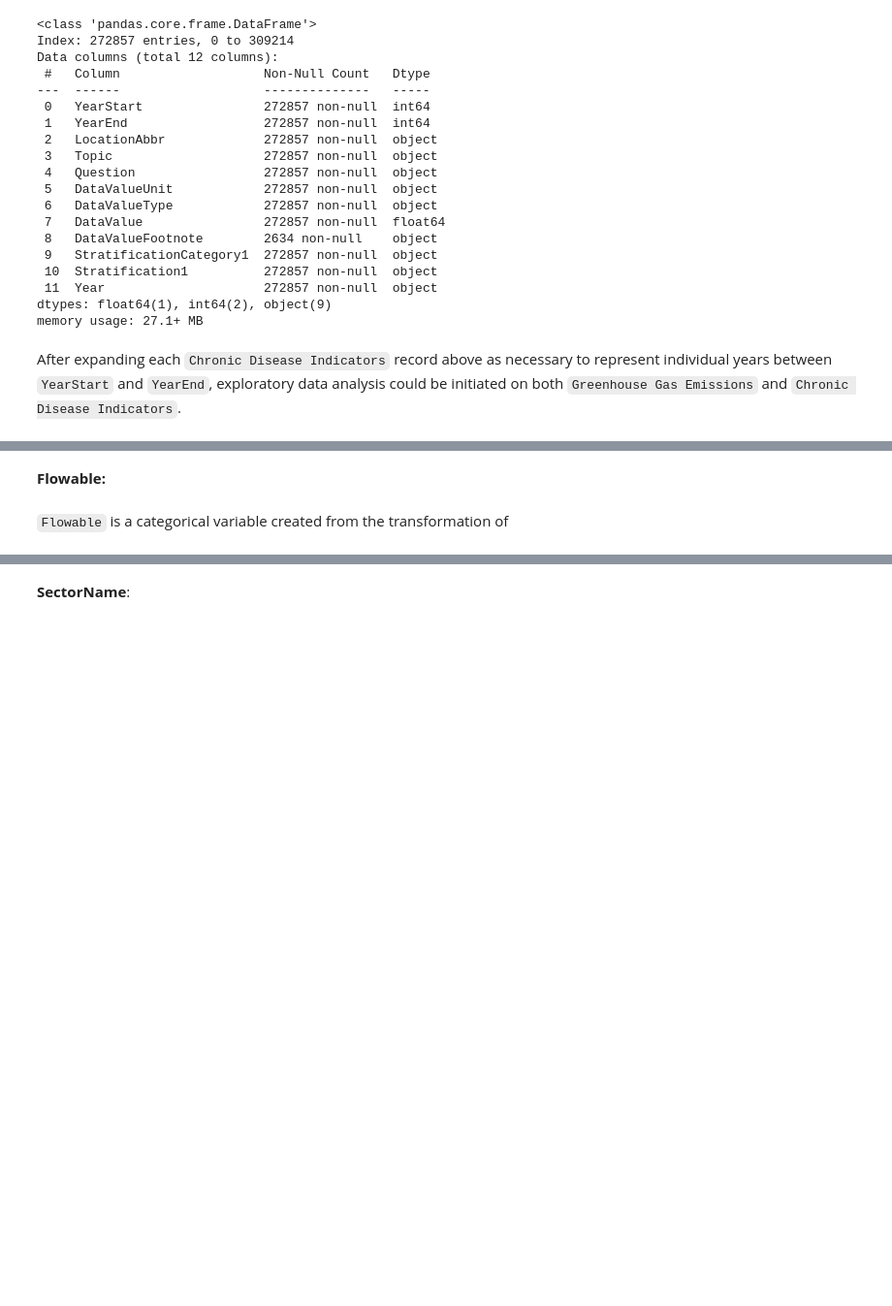
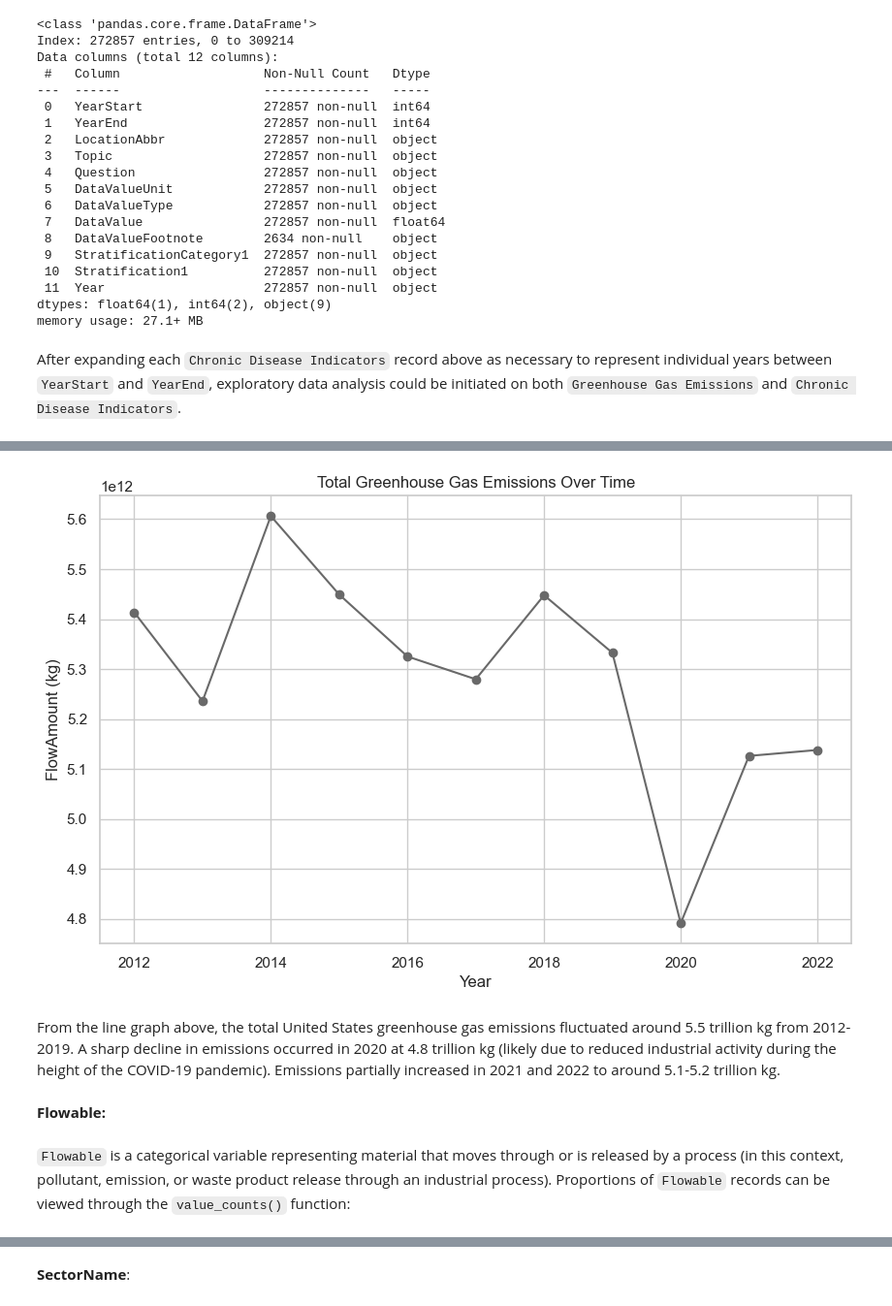
Before and after one commit to samuraijack99/EN685662-SU25-Group-2-Final-Project, a Jupyter notebook: EDA.ipynb, the cells around one changed output, grey strips where cells are left out. Shown at 97% size. Drawn from its saved outputs; the diff is of its cells as text; code cells hidden in the pictures; blank space fills up the shorter version.

```diff
--- a/EDA.ipynb
+++ b/EDA.ipynb
@@ -268,4 +303,19 @@ To begin EDA (Exploratory Data Analysis), each variable of the `Greenhouse Gas E
+# %%
+total_per_year = ghg_df.groupby("Year")["FlowAmount"].sum()
+
+figure = plt.figure(figsize=(10, 6))
+axes = figure.add_subplot(1, 1, 1)
+axes.plot( total_per_year.index, total_per_year.values, color="DimGray", marker='o')
+axes.set_ylabel( "FlowAmount (kg)")
+axes.set_xlabel( "Year")
+axes.set_title("Total Greenhouse Gas Emissions Over Time")
+plt.show()
+plt.close()
+# %% [output]
+[figure, added]
+# %% [markdown]
+From the line graph above, the total United States greenhouse gas emissions fluctuated around 5.5 trillion kg from 2012-2019. A sharp decline in emissions occurred in 2020 at 4.8 trillion kg (likely due to reduced industrial activity during the height of the COVID-19 pandemic). Emissions partially increased in 2021 and 2022 to around 5.1-5.2 trillion kg.
 # %% [markdown]
 **Flowable:**
 # %% [markdown]
-`Flowable` is a categorical variable created from the transformation of
+`Flowable` is a categorical variable representing material that moves through or is released by a process (in this context, pollutant, emission, or waste product release through an industrial process). Proportions of `Flowable` records can be viewed through the `value_counts()` function:
```
Also changed, not shown: parts of 13 cells of this notebook.
